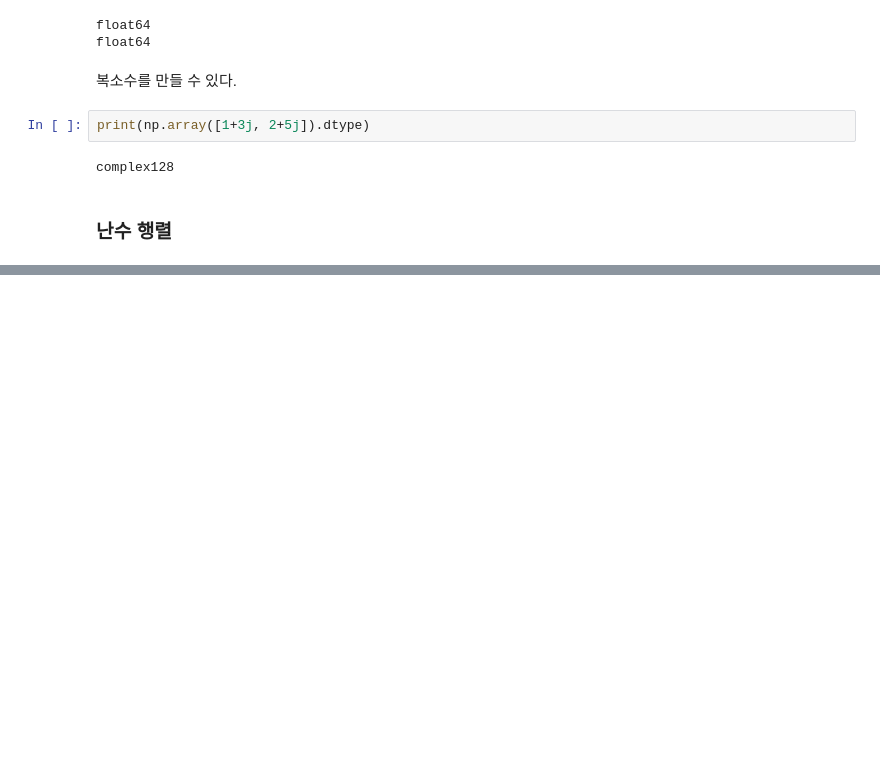
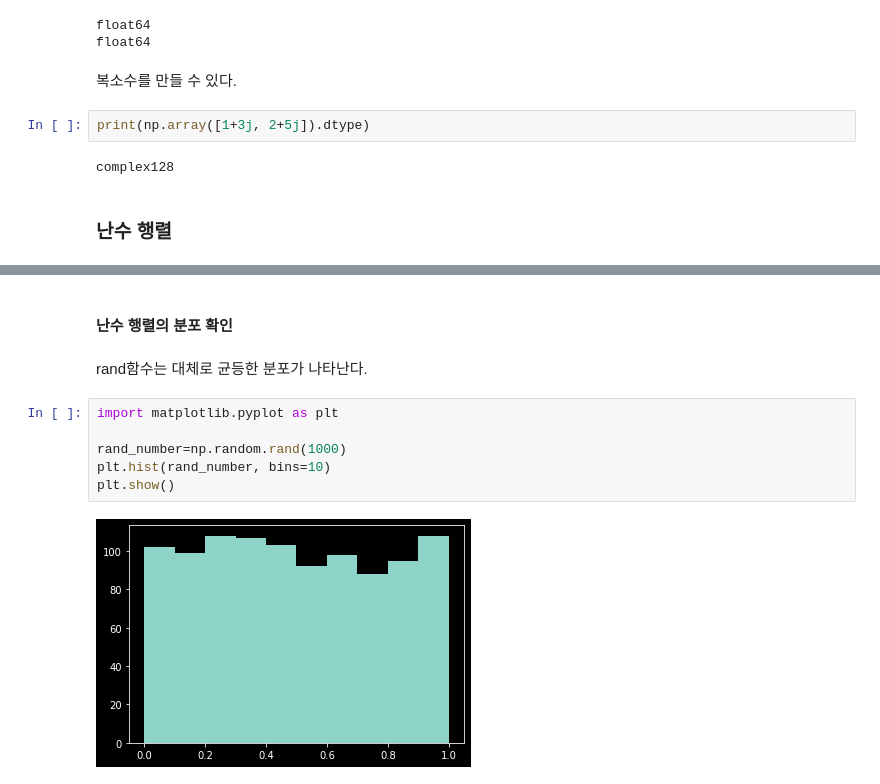
Before and after one commit to GyeongMukLee/Engineering-Mathematics1, a Jupyter notebook: Chapter13/cpt13.ipynb, the cells around one changed output, grey strips where cells are left out. Saved outputs shown, nothing was run; the diff lists cells and outputs as text; blank space fills up the shorter version.

```diff
--- a/Chapter13/cpt13.ipynb
+++ b/Chapter13/cpt13.ipynb
@@ -157,0 +180,12 @@ print(np.random.randn(5)) # 정규분포
+# %% [markdown]
+#### 난수 행렬의 분포 확인
+# %% [markdown]
+rand함수는 대체로 균등한 분포가 나타난다.
+# %%
+import matplotlib.pyplot as plt
+
+rand_number=np.random.rand(1000)
+plt.hist(rand_number, bins=10)
+plt.show()
+# %% [output]
+[figure, added]
```
Also changed, not shown: parts of 6 cells of this notebook.
